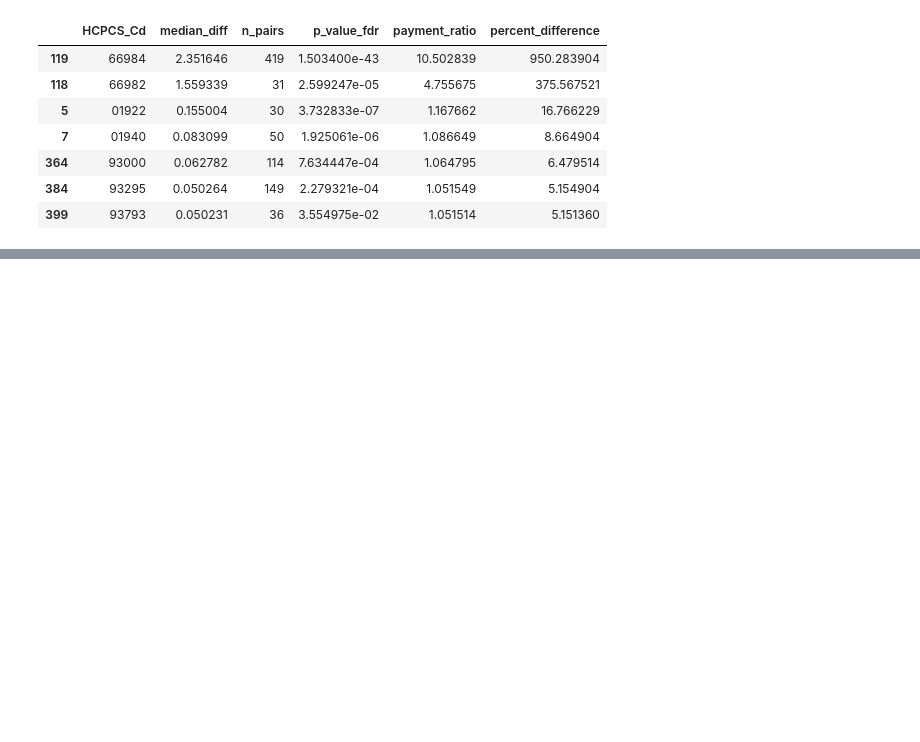
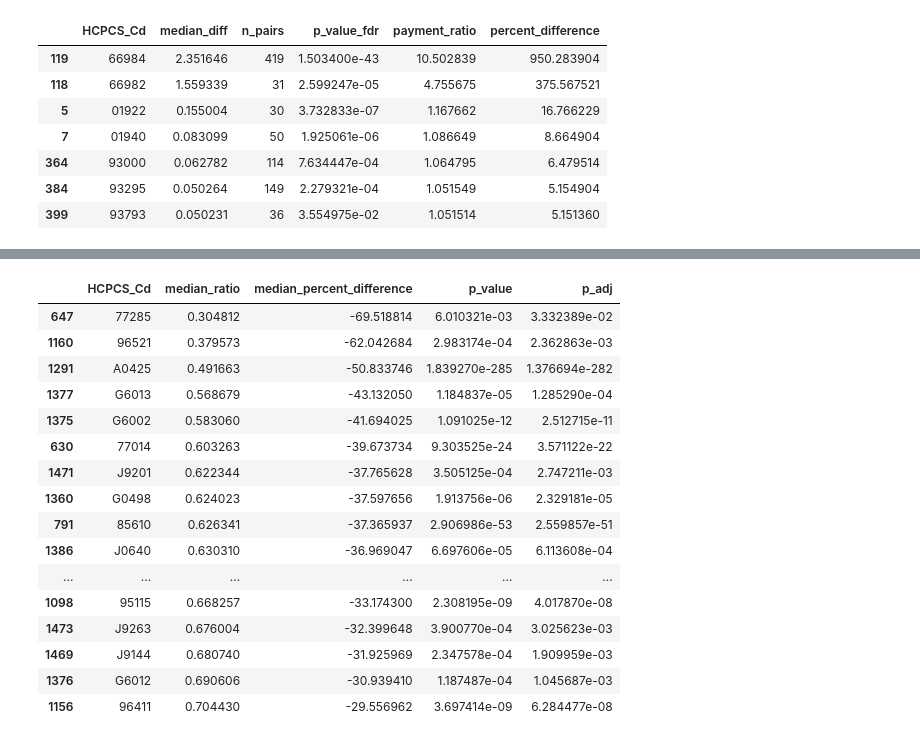
Before and after one commit to AdvayBhatt/healthcare-analytics, a Jupyter notebook: notebooks/01_eda.ipynb, the cells around one changed output, grey strips where cells are left out. Cells and saved outputs as stored; diff of their text form; code cells hidden in the pictures; blank space fills up the shorter version.

```diff
--- a/notebooks/01_eda.ipynb
+++ b/notebooks/01_eda.ipynb
@@ -1285,0 +1454,28 @@ q3_results.to_csv(
+# %%
+practically_significant_sorted.head(20)[
+    [
+        "HCPCS_Cd",
+        "median_ratio",
+        "median_percent_difference",
+        "p_value",
+        "p_adj"
+    ]
+]
+# %% [output]
+|  | HCPCS_Cd | median_ratio | median_percent_difference | p_value | p_adj |
+| 647 | 77285 | 0.304812 | -69.518814 | 6.010321e-03 | 3.332389e-02 |
+| 1160 | 96521 | 0.379573 | -62.042684 | 2.983174e-04 | 2.362863e-03 |
+| 1291 | A0425 | 0.491663 | -50.833746 | 1.839270e-285 | 1.376694e-282 |
+| 1377 | G6013 | 0.568679 | -43.132050 | 1.184837e-05 | 1.285290e-04 |
+| 1375 | G6002 | 0.583060 | -41.694025 | 1.091025e-12 | 2.512715e-11 |
+| 630 | 77014 | 0.603263 | -39.673734 | 9.303525e-24 | 3.571122e-22 |
+| 1471 | J9201 | 0.622344 | -37.765628 | 3.505125e-04 | 2.747211e-03 |
+| 1360 | G0498 | 0.624023 | -37.597656 | 1.913756e-06 | 2.329181e-05 |
+| 791 | 85610 | 0.626341 | -37.365937 | 2.906986e-53 | 2.559857e-51 |
+| 1386 | J0640 | 0.630310 | -36.969047 | 6.697606e-05 | 6.113608e-04 |
+| ... | ... | ... | ... | ... | ... |
+| 1098 | 95115 | 0.668257 | -33.174300 | 2.308195e-09 | 4.017870e-08 |
+| 1473 | J9263 | 0.676004 | -32.399648 | 3.900770e-04 | 3.025623e-03 |
+| 1469 | J9144 | 0.680740 | -31.925969 | 2.347578e-04 | 1.909959e-03 |
+| 1376 | G6012 | 0.690606 | -30.939410 | 1.187487e-04 | 1.045687e-03 |
+| 1156 | 96411 | 0.704430 | -29.556962 | 3.697414e-09 | 6.284477e-08 |
```
Also changed, not shown: parts of 48 cells of this notebook, 7 other files.
